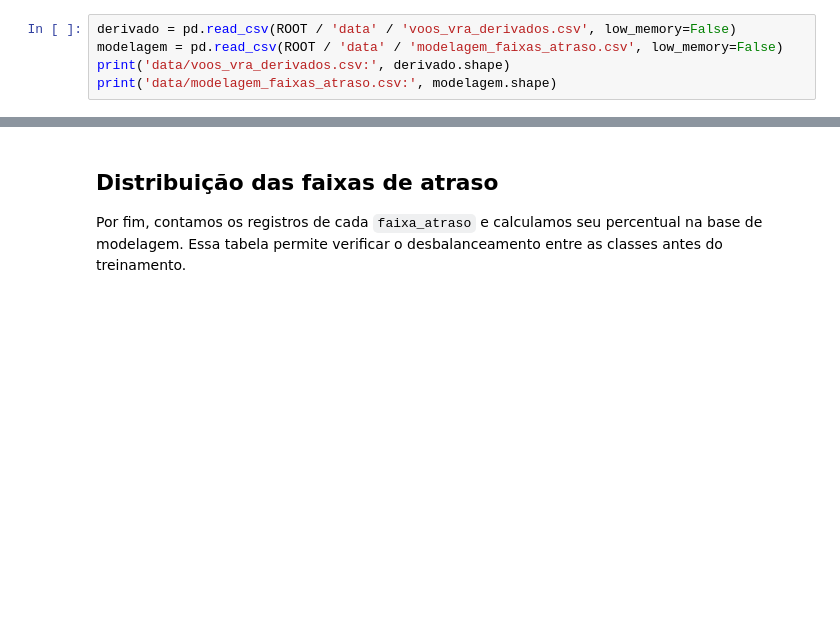
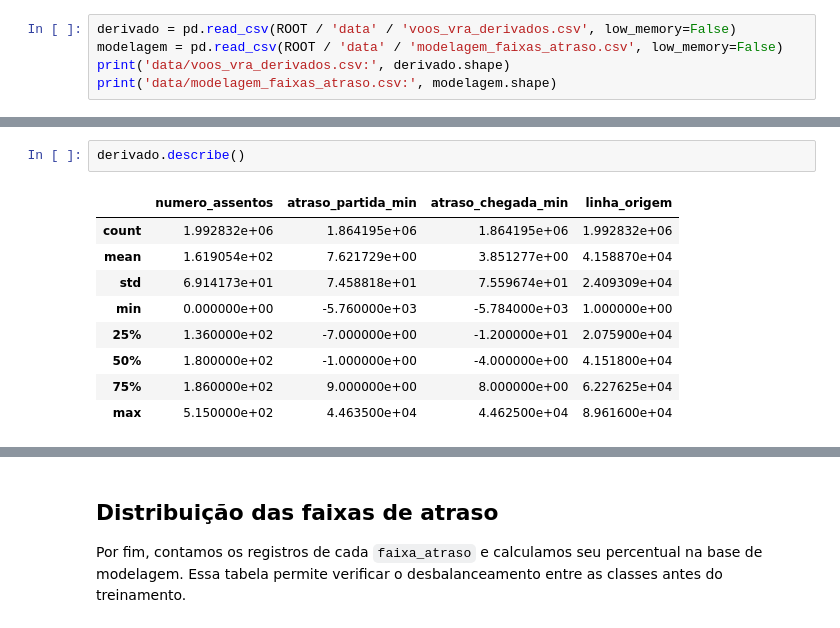
Before and after one commit to fonsecan/mcdia-ml-previsao-atraso-voos, a Jupyter notebook: notebooks/00_preparar_dados.ipynb, the cells around one changed output, grey strips where cells are left out. Cells and saved outputs as stored; diff of their text form; blank space fills up the shorter version.

```diff
--- a/notebooks/00_preparar_dados.ipynb
+++ b/notebooks/00_preparar_dados.ipynb
@@ -117,0 +139,12 @@ print('data/modelagem_faixas_atraso.csv:', modelagem.shape)
+# %%
+derivado.describe()
+# %% [output]
+|  | numero_assentos | atraso_partida_min | atraso_chegada_min | linha_origem |
+| count | 1.992832e+06 | 1.864195e+06 | 1.864195e+06 | 1.992832e+06 |
+| mean | 1.619054e+02 | 7.621729e+00 | 3.851277e+00 | 4.158870e+04 |
+| std | 6.914173e+01 | 7.458818e+01 | 7.559674e+01 | 2.409309e+04 |
+| min | 0.000000e+00 | -5.760000e+03 | -5.784000e+03 | 1.000000e+00 |
+| 25% | 1.360000e+02 | -7.000000e+00 | -1.200000e+01 | 2.075900e+04 |
+| 50% | 1.800000e+02 | -1.000000e+00 | -4.000000e+00 | 4.151800e+04 |
+| 75% | 1.860000e+02 | 9.000000e+00 | 8.000000e+00 | 6.227625e+04 |
+| max | 5.150000e+02 | 4.463500e+04 | 4.462500e+04 | 8.961600e+04 |
```
Also changed, not shown: parts of 7 cells of this notebook, 6 other files.
